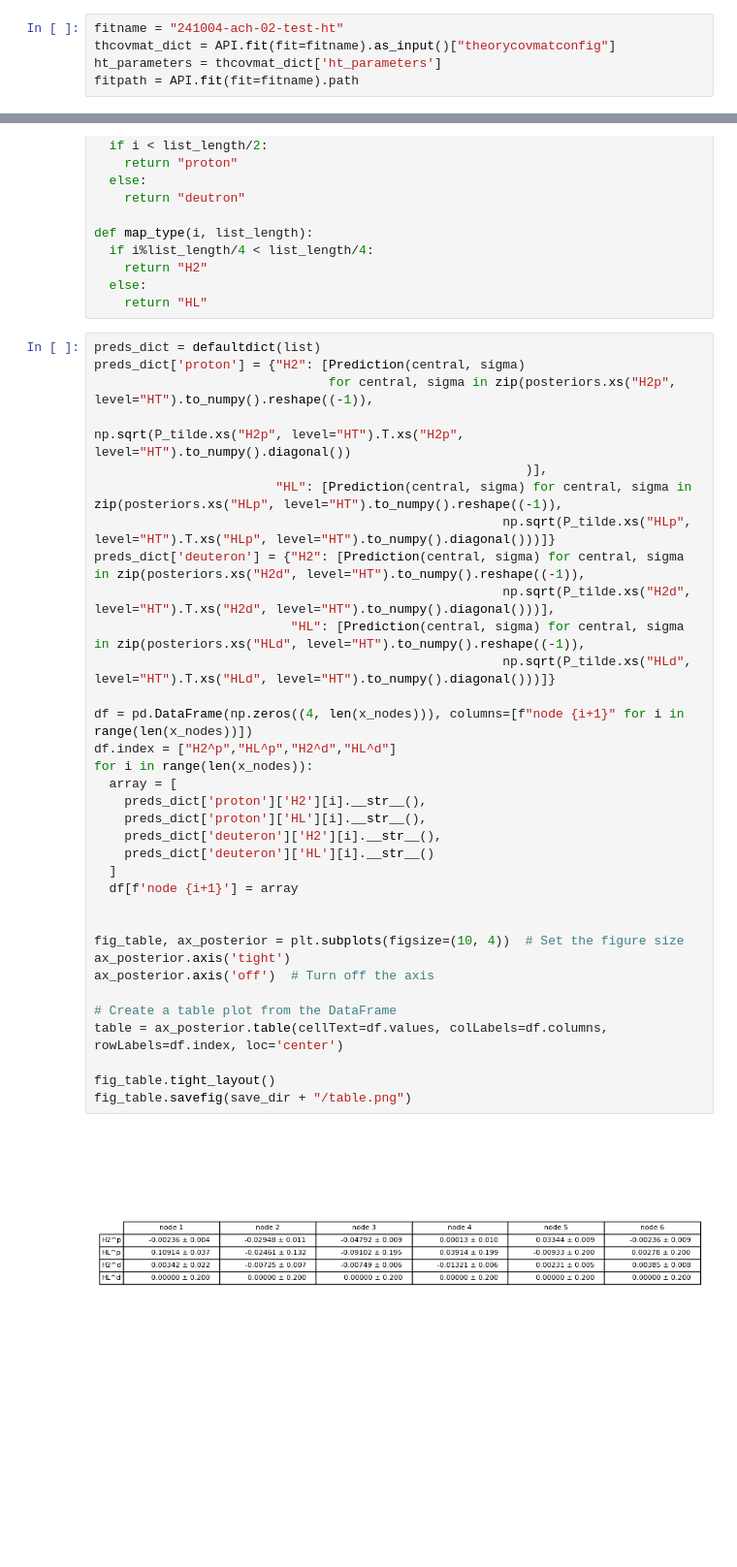
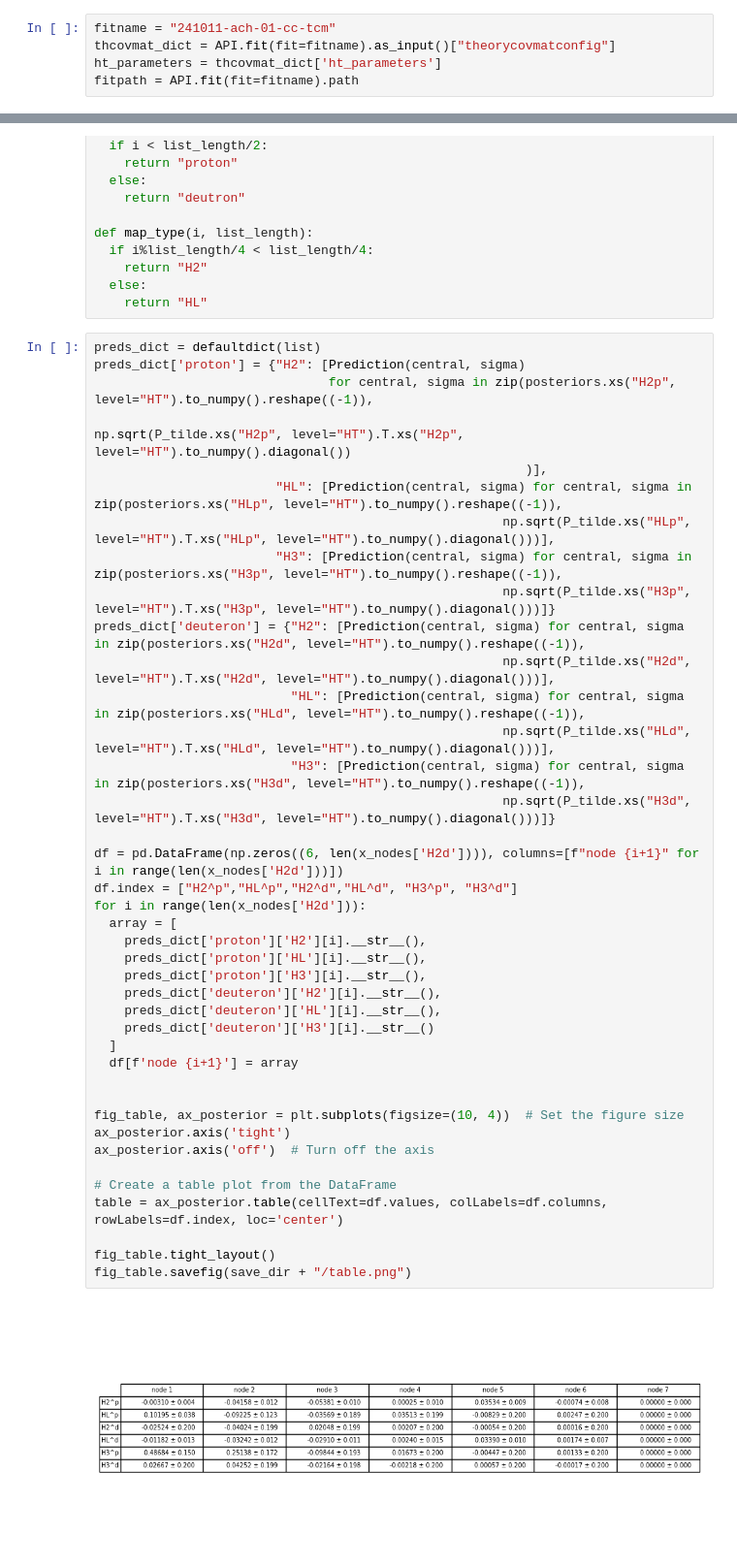
Before and after one commit to RoyStegeman/higher_twist, a Jupyter notebook: higher_twist/higher_twist_tcm.ipynb, the cells around one changed output, grey strips where cells are left out. Shown at 97% size. Cells and saved outputs as stored; diff of their text form; blank space fills up the shorter version.

```diff
--- a/higher_twist/higher_twist_tcm.ipynb
+++ b/higher_twist/higher_twist_tcm.ipynb
@@ -10,7 +10,7 @@ from validphys.api import API
 from ht_plot_utlis import plot_covmat_heatmap
 from ht_utlis import TCM, HTset
 # %%
-fitname = "241004-ach-02-test-ht"
+fitname = "241011-ach-01-cc-tcm"
 thcovmat_dict = API.fit(fit=fitname).as_input()["theorycovmatconfig"]
 ht_parameters = thcovmat_dict['ht_parameters']
 fitpath = API.fit(fit=fitname).path
@@ -247,36 +247,42 @@ def map_type(i, list_length):
 # %%
 preds_dict = defaultdict(list)
 preds_dict['proton'] = {"H2": [Prediction(central, sigma)
                                for central, sigma in zip(posteriors.xs("H2p", level="HT").to_numpy().reshape((-1)),
                                                          np.sqrt(P_tilde.xs("H2p", level="HT").T.xs("H2p", level="HT").to_numpy().diagonal())
                                                          )],
                         "HL": [Prediction(central, sigma) for central, sigma in zip(posteriors.xs("HLp", level="HT").to_numpy().reshape((-1)),
-                                                      np.sqrt(P_tilde.xs("HLp", level="HT").T.xs("HLp", level="HT").to_numpy().diagonal()))]}
+                                                      np.sqrt(P_tilde.xs("HLp", level="HT").T.xs("HLp", level="HT").to_numpy().diagonal()))],
+                        "H3": [Prediction(central, sigma) for central, sigma in zip(posteriors.xs("H3p", level="HT").to_numpy().reshape((-1)),
+                                                      np.sqrt(P_tilde.xs("H3p", level="HT").T.xs("H3p", level="HT").to_numpy().diagonal()))]}
 preds_dict['deuteron'] = {"H2": [Prediction(central, sigma) for central, sigma in zip(posteriors.xs("H2d", level="HT").to_numpy().reshape((-1)),
                                                       np.sqrt(P_tilde.xs("H2d", level="HT").T.xs("H2d", level="HT").to_numpy().diagonal()))],
                           "HL": [Prediction(central, sigma) for central, sigma in zip(posteriors.xs("HLd", level="HT").to_numpy().reshape((-1)),
-                                                      np.sqrt(P_tilde.xs("HLd", level="HT").T.xs("HLd", level="HT").to_numpy().diagonal()))]}
+                                                      np.sqrt(P_tilde.xs("HLd", level="HT").T.xs("HLd", level="HT").to_numpy().diagonal()))],
+                          "H3": [Prediction(central, sigma) for central, sigma in zip(posteriors.xs("H3d", level="HT").to_numpy().reshape((-1)),
+                                                      np.sqrt(P_tilde.xs("H3d", level="HT").T.xs("H3d", level="HT").to_numpy().diagonal()))]}
 
-df = pd.DataFrame(np.zeros((4, len(x_nodes))), columns=[f"node {i+1}" for i in range(len(x_nodes))])
-df.index = ["H2^p","HL^p","H2^d","HL^d"]
-for i in range(len(x_nodes)):
+df = pd.DataFrame(np.zeros((6, len(x_nodes['H2d']))), columns=[f"node {i+1}" for i in range(len(x_nodes['H2d']))])
+df.index = ["H2^p","HL^p","H2^d","HL^d", "H3^p", "H3^d"]
+for i in range(len(x_nodes['H2d'])):
   array = [
     preds_dict['proton']['H2'][i].__str__(),
     preds_dict['proton']['HL'][i].__str__(),
+    preds_dict['proton']['H3'][i].__str__(),
     preds_dict['deuteron']['H2'][i].__str__(),
-    preds_dict['deuteron']['HL'][i].__str__()
+    preds_dict['deuteron']['HL'][i].__str__(),
+    preds_dict['deuteron']['H3'][i].__str__()
   ]
   df[f'node {i+1}'] = array
 
 
 fig_table, ax_posterior = plt.subplots(figsize=(10, 4))  # Set the figure size
 ax_posterior.axis('tight')
 ax_posterior.axis('off')  # Turn off the axis
 
 # Create a table plot from the DataFrame
 table = ax_posterior.table(cellText=df.values, colLabels=df.columns, rowLabels=df.index, loc='center')
 
 fig_table.tight_layout()
 fig_table.savefig(save_dir + "/table.png")
 # %% [output]
-[figure, old version]
+[figure, new version]
```
Also changed, not shown: parts of 4 cells of this notebook.
